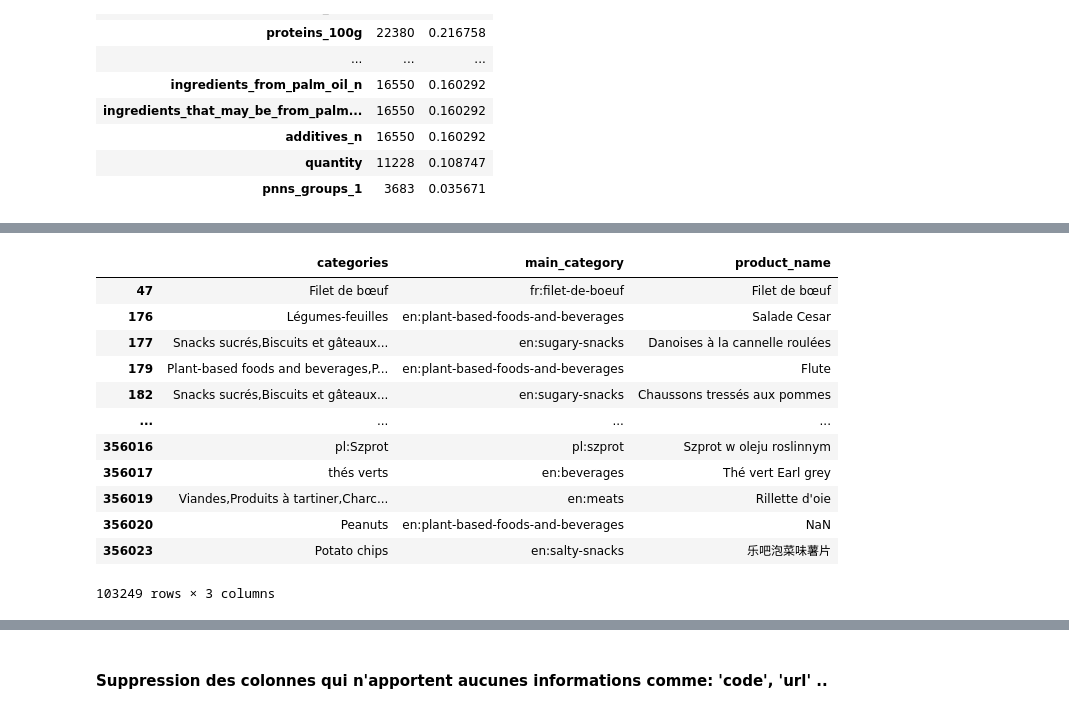
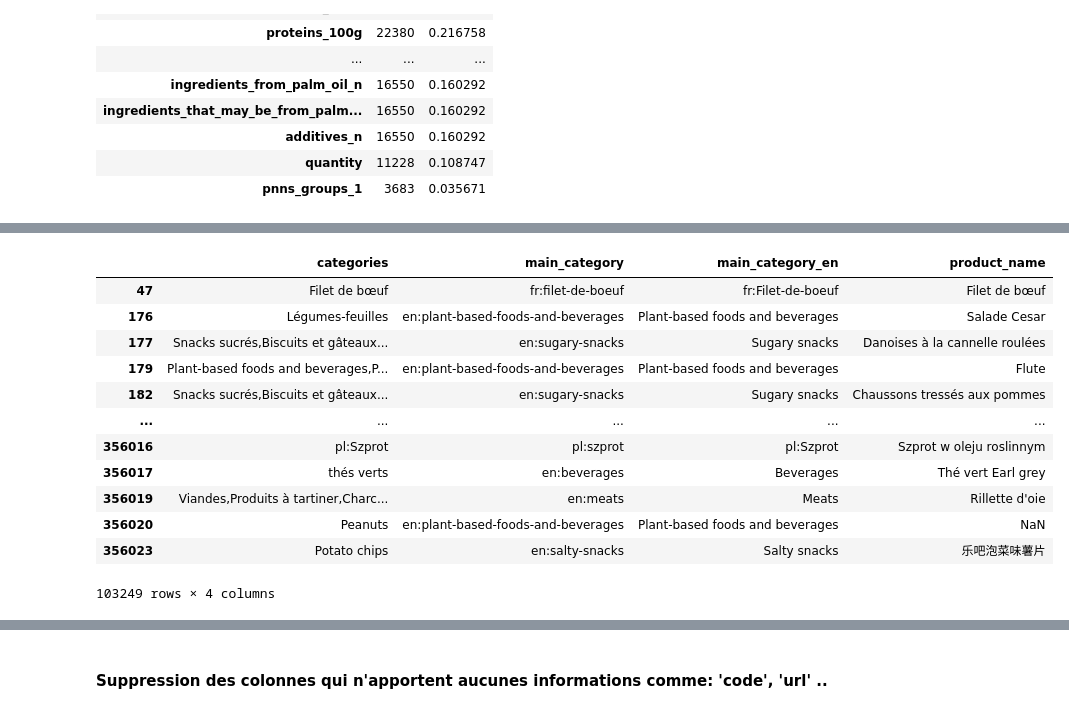
Before and after one commit to bastrob/TP_OPENFOODFACT_YNOV, a Jupyter notebook: Untitled.ipynb, the cells around one changed output, grey strips where cells are left out. Drawn from its saved outputs; the diff is of its cells as text; code cells hidden in the pictures.

```diff
--- a/Untitled.ipynb
+++ b/Untitled.ipynb
@@ -194,18 +195,18 @@ Data columns (total 42 columns):
 dtypes: float64(13), object(29)
 memory usage: 33.9+ MB
 # %%
-df_with_maincat[['categories', 'main_category', 'product_name']]
+df_with_maincat[['categories', 'main_category', 'main_category_en', 'product_name']]
 # %% [output]
-|  | categories | main_category | product_name |
-| 47 | Filet de bœuf | fr:filet-de-boeuf | Filet de bœuf |
-| 176 | Légumes-feuilles | en:plant-based-foods-and-beverages | Salade Cesar |
-| 177 | Snacks sucrés,Biscuits et gâteaux... | en:sugary-snacks | Danoises à la cannelle roulées |
-| 179 | Plant-based foods and beverages,P... | en:plant-based-foods-and-beverages | Flute |
-| 182 | Snacks sucrés,Biscuits et gâteaux... | en:sugary-snacks | Chaussons tressés aux pommes |
-| ... | ... | ... | ... |
-| 356016 | pl:Szprot | pl:szprot | Szprot w oleju roslinnym |
-| 356017 | thés verts | en:beverages | Thé vert Earl grey |
-| 356019 | Viandes,Produits à tartiner,Charc... | en:meats | Rillette d'oie |
-| 356020 | Peanuts | en:plant-based-foods-and-beverages | NaN |
-| 356023 | Potato chips | en:salty-snacks | 乐吧泡菜味薯片 |
+|  | categories | main_category | main_category_en | product_name |
+| 47 | Filet de bœuf | fr:filet-de-boeuf | fr:Filet-de-boeuf | Filet de bœuf |
+| 176 | Légumes-feuilles | en:plant-based-foods-and-beverages | Plant-based foods and beverages | Salade Cesar |
+| 177 | Snacks sucrés,Biscuits et gâteaux... | en:sugary-snacks | Sugary snacks | Danoises à la cannelle roulées |
+| 179 | Plant-based foods and beverages,P... | en:plant-based-foods-and-beverages | Plant-based foods and beverages | Flute |
+| 182 | Snacks sucrés,Biscuits et gâteaux... | en:sugary-snacks | Sugary snacks | Chaussons tressés aux pommes |
+| ... | ... | ... | ... | ... |
+| 356016 | pl:Szprot | pl:szprot | pl:Szprot | Szprot w oleju roslinnym |
+| 356017 | thés verts | en:beverages | Beverages | Thé vert Earl grey |
+| 356019 | Viandes,Produits à tartiner,Charc... | en:meats | Meats | Rillette d'oie |
+| 356020 | Peanuts | en:plant-based-foods-and-beverages | Plant-based foods and beverages | NaN |
+| 356023 | Potato chips | en:salty-snacks | Salty snacks | 乐吧泡菜味薯片 |
-103249 rows × 3 columns
+103249 rows × 4 columns
```
Also changed, not shown: parts of 90 cells of this notebook.
